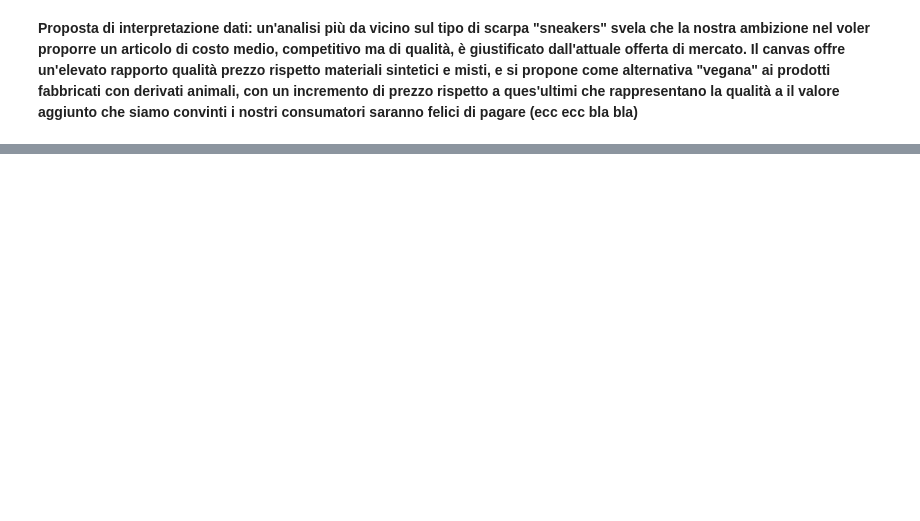
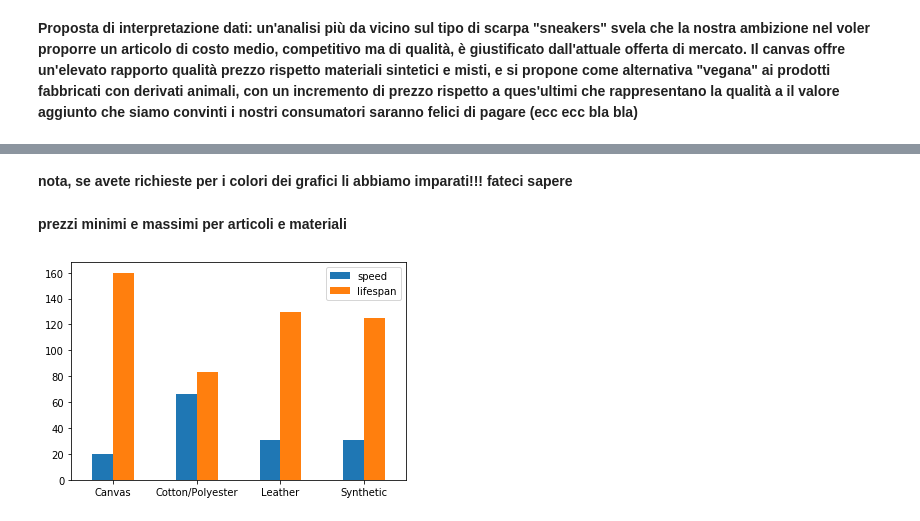
Before and after one commit to danidemi/corso-ifoa-machine-learning, a Jupyter notebook: Conselvan-Claudia/Team_data/studio costo materiali sneakers Man.ipynb, the cells around one changed output, grey strips where cells are left out. Drawn from its saved outputs; the diff is of its cells as text; code cells hidden in the pictures; blank space fills up the shorter version.

```diff
--- a/Conselvan-Claudia/Team_data/studio costo materiali sneakers Man.ipynb
+++ b/Conselvan-Claudia/Team_data/studio costo materiali sneakers Man.ipynb
@@ -194,0 +195,13 @@ plot.show()
+# %% [markdown]
+__nota, se avete richieste per i colori dei grafici li abbiamo imparati!!! fateci sapere__
+# %% [markdown]
+__prezzi minimi e massimi per articoli e materiali__
+# %%
+speed = [19.99, 66.39, 30.99, 30.99]
+lifespan = [160.00, 82.99, 129.95, 124.99]
+bars = ['Canvas', 'Cotton/Polyester', 'Leather', 'Synthetic']
+p = pd.DataFrame({'speed': speed,
+                   'lifespan': lifespan}, index=index)
+ax = p.plot.bar(rot=0)
+# %% [output]
+[figure, added]
```
Also changed, not shown: parts of 3 cells of this notebook.
